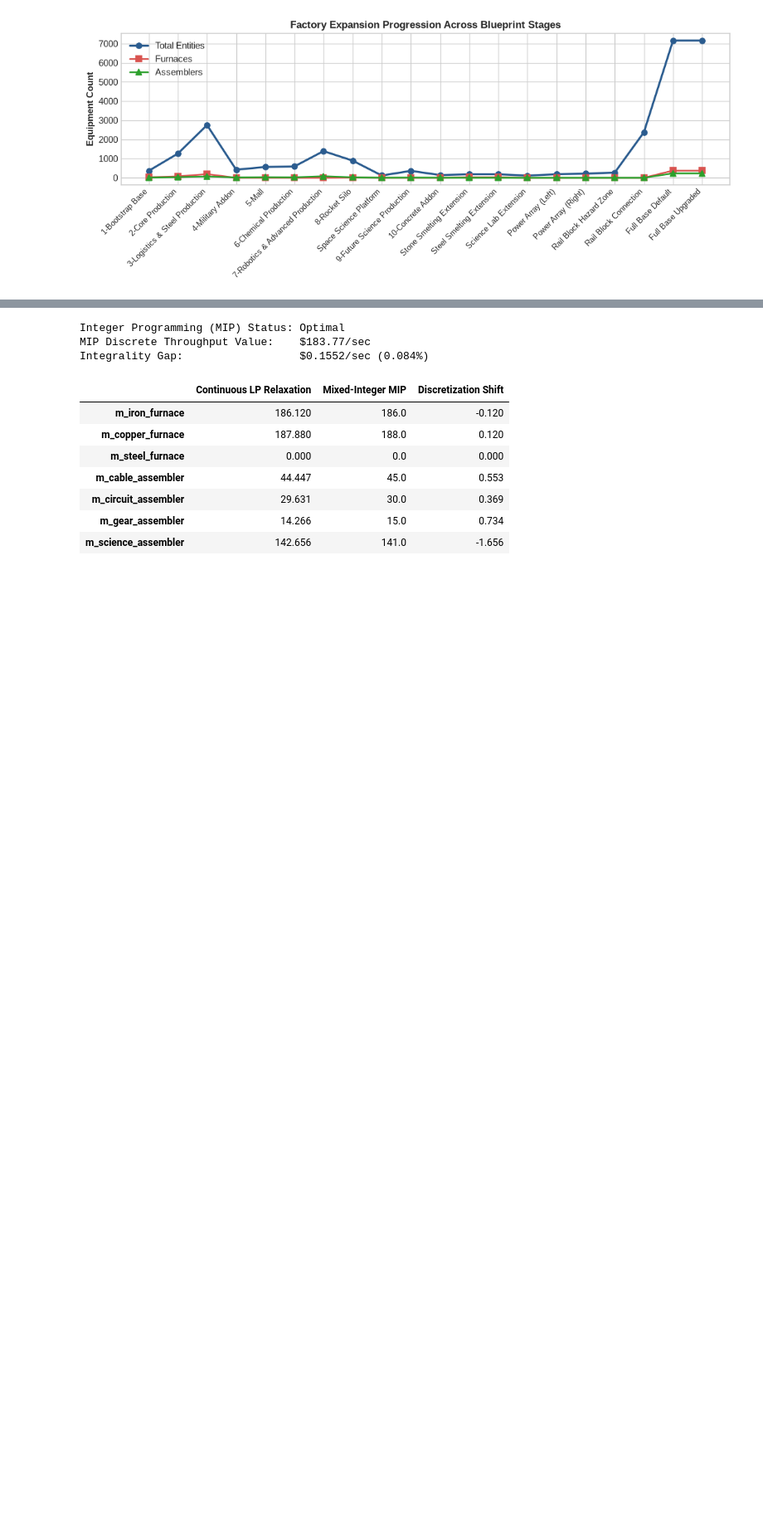
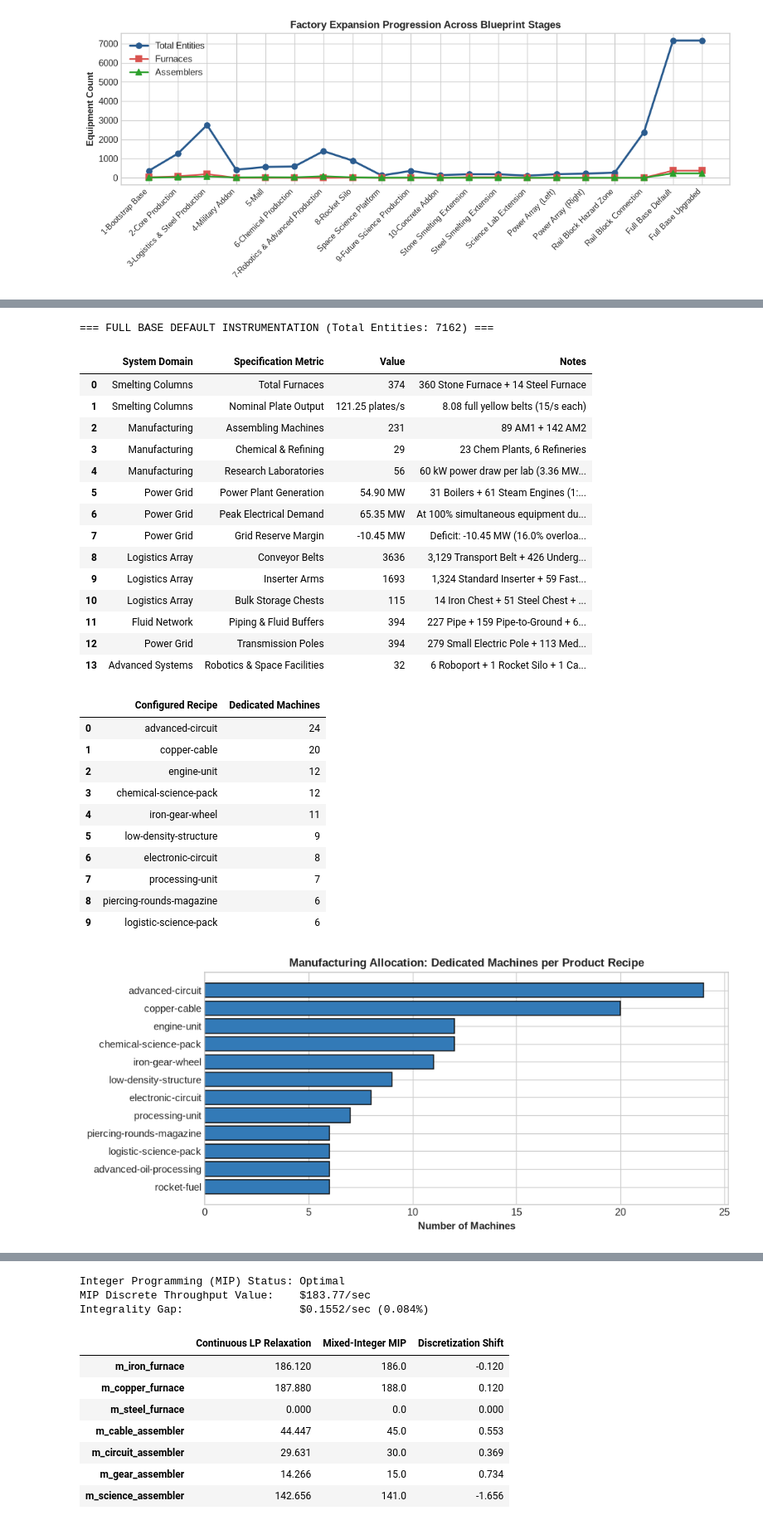
Before and after one commit to IncredibleZuess/FactorioProject, a Jupyter notebook: main.ipynb, the cells around one changed output, grey strips where cells are left out. Shown at 83% size. Saved outputs shown, nothing was run; the diff lists cells and outputs as text; code cells hidden in the pictures; blank space fills up the shorter version.

```diff
--- a/main.ipynb
+++ b/main.ipynb
@@ -201,2 +145,52 @@ plt.show()
+# %%
+# Extract Full Base Default (Primary target of optimization)
+df_full_base = blueprint_to_dataframe(book_data, selection="Full Base Default")
+full_metrics = analyze_blueprint_layout(df_full_base)
+
+# Dynamically generate engineering metrics table (fully data-driven, zero hardcoded values)
+print(f"=== FULL BASE DEFAULT INSTRUMENTATION (Total Entities: {len(df_full_base)}) ===")
+df_metrics = generate_metrics_table(full_metrics, include_auxiliary=True)
+display(df_metrics)
+
+# Recipe Breakdown in Assembling Machines & Chemical Plants
+recipes_df = pd.DataFrame(list(full_metrics["recipe_breakdown"].items()), columns=["Configured Recipe", "Dedicated Machines"]).sort_values("Dedicated Machines", ascending=False)
+display(recipes_df.head(10))
+
+# Plot top 12 recipes
+plt.figure(figsize=(9, 4.0))
+plt.barh(recipes_df.head(12)["Configured Recipe"][::-1], recipes_df.head(12)["Dedicated Machines"][::-1], color="#337ab7", edgecolor="#111111")
+plt.title("Manufacturing Allocation: Dedicated Machines per Product Recipe", fontsize=11, fontweight="bold")
+plt.xlabel("Number of Machines", fontweight="bold")
+plt.tight_layout()
+plt.show()
+# %% [output]
+=== FULL BASE DEFAULT INSTRUMENTATION (Total Entities: 7162) ===
+|  | System Domain | Specification Metric | Value | Notes |
+| 0 | Smelting Columns | Total Furnaces | 374 | 360 Stone Furnace + 14 Steel Furnace |
+| 1 | Smelting Columns | Nominal Plate Output | 121.25 plates/s | 8.08 full yellow belts (15/s each) |
+| 2 | Manufacturing | Assembling Machines | 231 | 89 AM1 + 142 AM2 |
+| 3 | Manufacturing | Chemical & Refining | 29 | 23 Chem Plants, 6 Refineries |
+| 4 | Manufacturing | Research Laboratories | 56 | 60 kW power draw per lab (3.36 MW... |
+| 5 | Power Grid | Power Plant Generation | 54.90 MW | 31 Boilers + 61 Steam Engines (1:... |
+| 6 | Power Grid | Peak Electrical Demand | 65.35 MW | At 100% simultaneous equipment du... |
+| 7 | Power Grid | Grid Reserve Margin | -10.45 MW | Deficit: -10.45 MW (16.0% overloa... |
+| 8 | Logistics Array | Conveyor Belts | 3636 | 3,129 Transport Belt + 426 Underg... |
+| 9 | Logistics Array | Inserter Arms | 1693 | 1,324 Standard Inserter + 59 Fast... |
+| 10 | Logistics Array | Bulk Storage Chests | 115 | 14 Iron Chest + 51 Steel Chest + ... |
+| 11 | Fluid Network | Piping & Fluid Buffers | 394 | 227 Pipe + 159 Pipe-to-Ground + 6... |
+| 12 | Power Grid | Transmission Poles | 394 | 279 Small Electric Pole + 113 Med... |
+| 13 | Advanced Systems | Robotics & Space Facilities | 32 | 6 Roboport + 1 Rocket Silo + 1 Ca... |
+|  | Configured Recipe | Dedicated Machines |
+| 0 | advanced-circuit | 24 |
+| 1 | copper-cable | 20 |
+| 2 | engine-unit | 12 |
+| 3 | chemical-science-pack | 12 |
+| 4 | iron-gear-wheel | 11 |
+| 5 | low-density-structure | 9 |
+| 6 | electronic-circuit | 8 |
+| 7 | processing-unit | 7 |
+| 8 | piercing-rounds-magazine | 6 |
+| 9 | logistic-science-pack | 6 |
+[figure, added]
 # %% [markdown]
 ---
```
Also changed, not shown: parts of 18 cells of this notebook, 8 other files.
